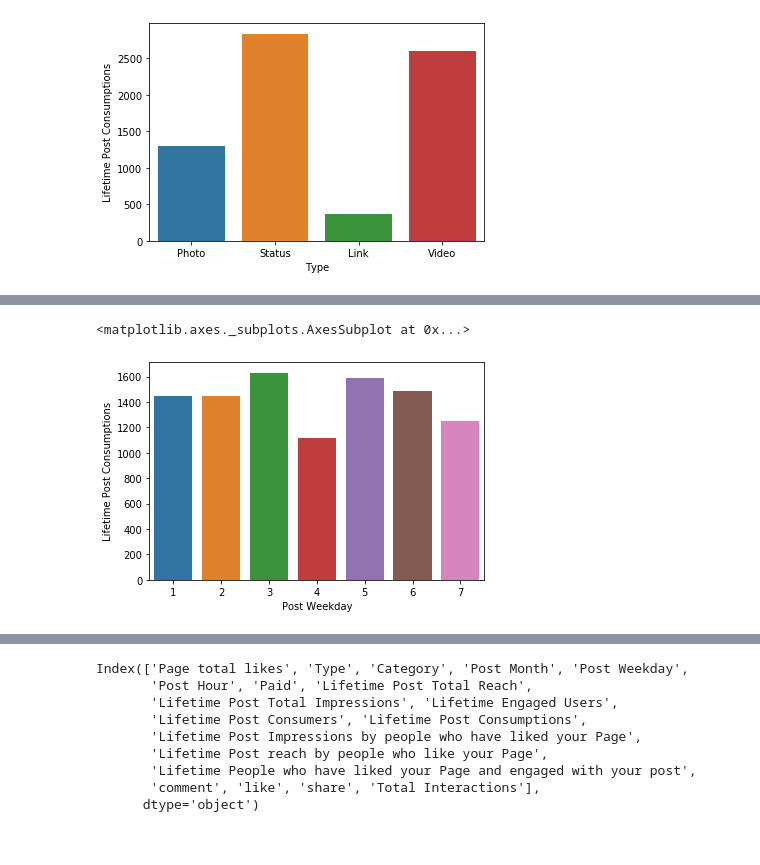
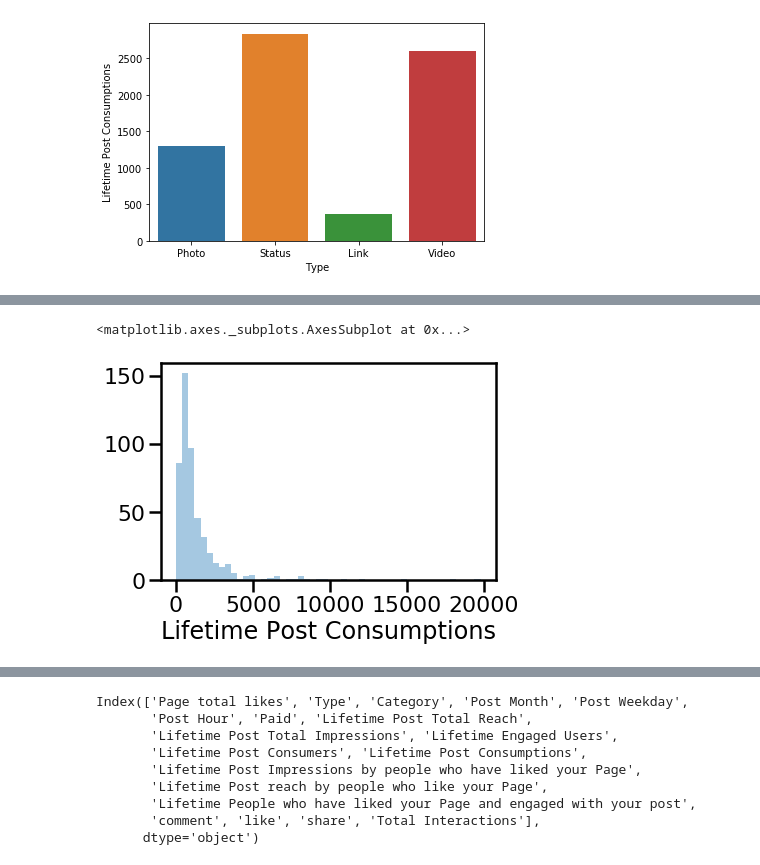
Before and after one commit to khwajajalal/INTRO-TO-DATA-ANALYSIS, a Jupyter notebook: facebook.ipynb, the cells around one changed output, grey strips where cells are left out. Saved outputs shown, nothing was run; the diff lists cells and outputs as text; code cells hidden in the pictures.

```diff
--- a/facebook.ipynb
+++ b/facebook.ipynb
@@ -3,6 +3,8 @@ import pandas as pd
 import statsmodels.formula.api as smf
 import seaborn as sns
 import matplotlib.pyplot as plt
+import numpy as np
+sns.set_context('notebook')
 
 facebook = pd.read_csv('DATA/dataset_Facebook.csv', delimiter=";")
 # %%
@@ -133,5 +162,5 @@ sns.barplot('Post Month','Lifetime Post Consumptions', data=facebook, ci=False)
 # %%
-sns.barplot('Post Weekday','Lifetime Post Consumptions', data=facebook, ci=False)
+sns.distplot(facebook['Lifetime Post Consumptions'], kde=False)
 # %% [output]
 <matplotlib.axes._subplots.AxesSubplot at 0x...>
-[figure, old version]
+[figure, new version]
```
Also changed, not shown: parts of 7 cells of this notebook.
